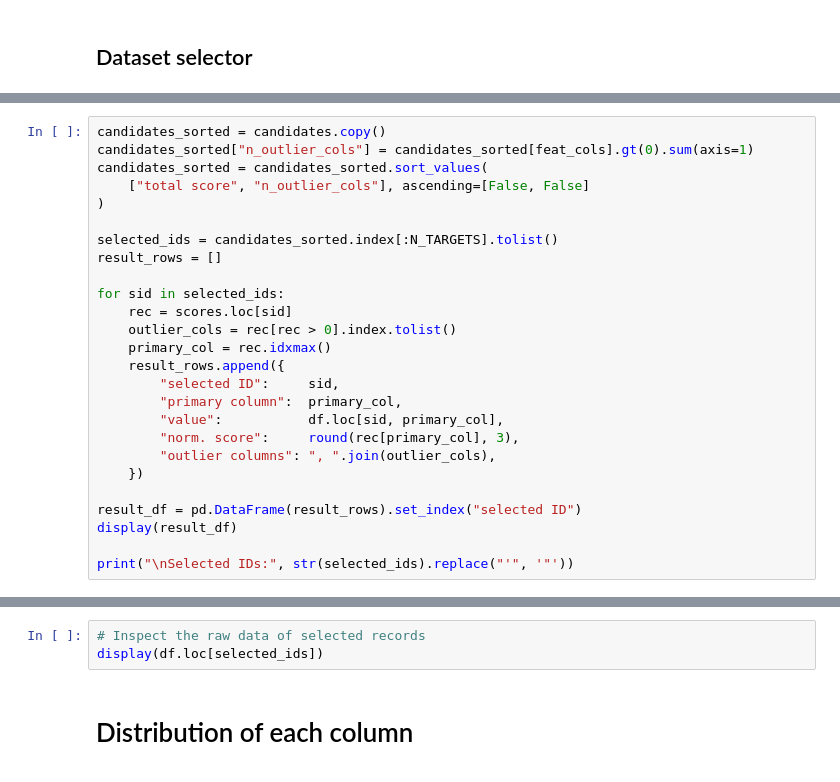
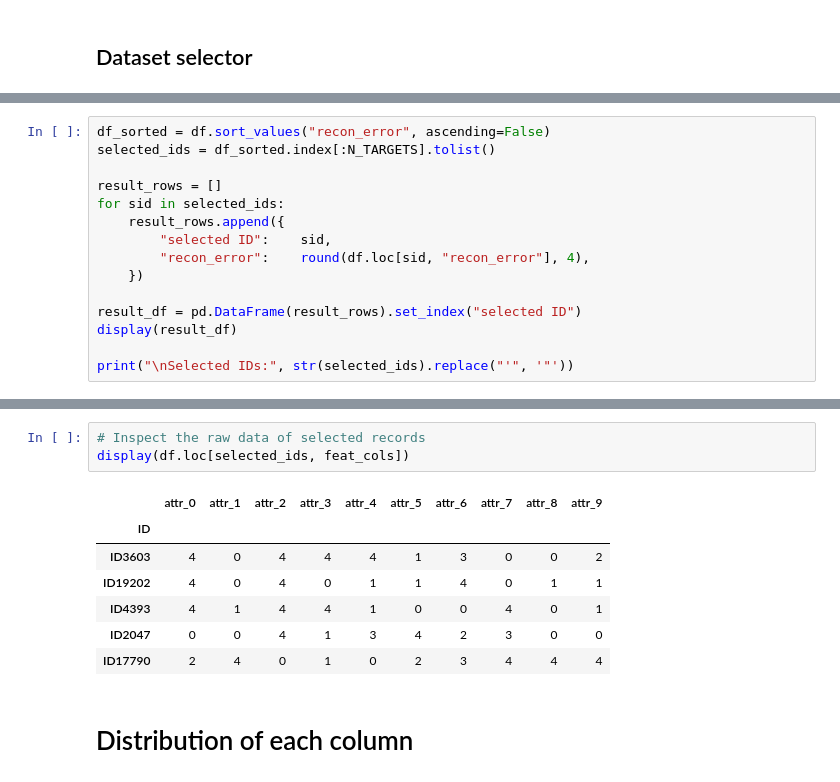
Before and after one commit to SDC4Society/synthetic_data_release, a Jupyter notebook: notebooks/select_mia_target_artificial_lowrank.ipynb, the cells around one changed output, grey strips where cells are left out. Cells and saved outputs as stored; diff of their text form.

```diff
--- a/notebooks/select_mia_target_artificial_lowrank.ipynb
+++ b/notebooks/select_mia_target_artificial_lowrank.ipynb
@@ -130,23 +147,12 @@ Ties are broken by number of outlier columns (more = higher priority).
 # %%
-candidates_sorted = candidates.copy()
-candidates_sorted["n_outlier_cols"] = candidates_sorted[feat_cols].gt(0).sum(axis=1)
-candidates_sorted = candidates_sorted.sort_values(
-    ["total score", "n_outlier_cols"], ascending=[False, False]
-)
+df_sorted = df.sort_values("recon_error", ascending=False)
+selected_ids = df_sorted.index[:N_TARGETS].tolist()
 
-selected_ids = candidates_sorted.index[:N_TARGETS].tolist()
 result_rows = []
-
 for sid in selected_ids:
-    rec = scores.loc[sid]
-    outlier_cols = rec[rec > 0].index.tolist()
-    primary_col = rec.idxmax()
     result_rows.append({
-        "selected ID":     sid,
-        "primary column":  primary_col,
-        "value":           df.loc[sid, primary_col],
-        "norm. score":     round(rec[primary_col], 3),
-        "outlier columns": ", ".join(outlier_cols),
+        "selected ID":    sid,
+        "recon_error":    round(df.loc[sid, "recon_error"], 4),
     })
 
 result_df = pd.DataFrame(result_rows).set_index("selected ID")
@@ -156,6 +171,14 @@ print("\nSelected IDs:", str(selected_ids).replace("'", '"'))
 # %%
 # Inspect the raw data of selected records
-display(df.loc[selected_ids])
+display(df.loc[selected_ids, feat_cols])
+# %% [output]
+|  | attr_0 | attr_1 | attr_2 | attr_3 | attr_4 | attr_5 | attr_6 | attr_7 | attr_8 | attr_9 |
+| ID |  |  |  |  |  |  |  |  |  |  |
+| ID3603 | 4 | 0 | 4 | 4 | 4 | 1 | 3 | 0 | 0 | 2 |
+| ID19202 | 4 | 0 | 4 | 0 | 1 | 1 | 4 | 0 | 1 | 1 |
+| ID4393 | 4 | 1 | 4 | 4 | 1 | 0 | 0 | 4 | 0 | 1 |
+| ID2047 | 0 | 0 | 4 | 1 | 3 | 4 | 2 | 3 | 0 | 0 |
+| ID17790 | 2 | 4 | 0 | 1 | 0 | 2 | 3 | 4 | 4 | 4 |
 # %% [markdown]
 # Distribution of each column
 # %%
```
Also changed, not shown: parts of 15 cells of this notebook, 3 other files.
